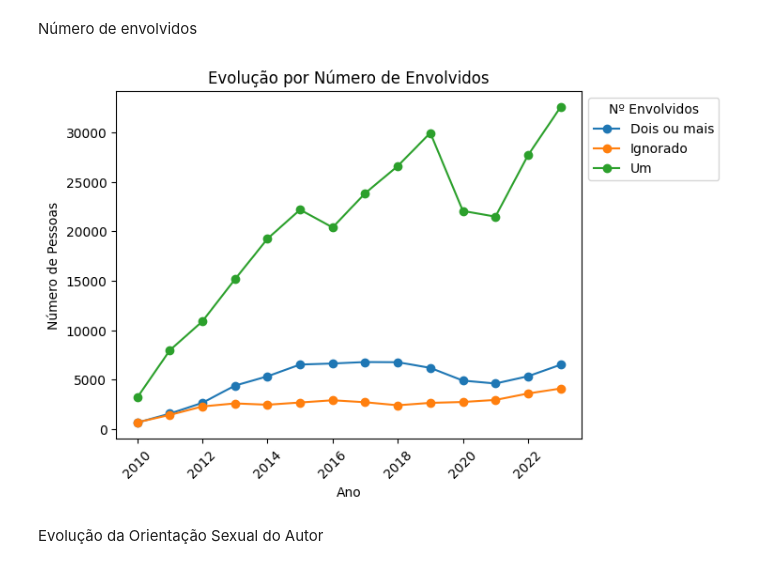
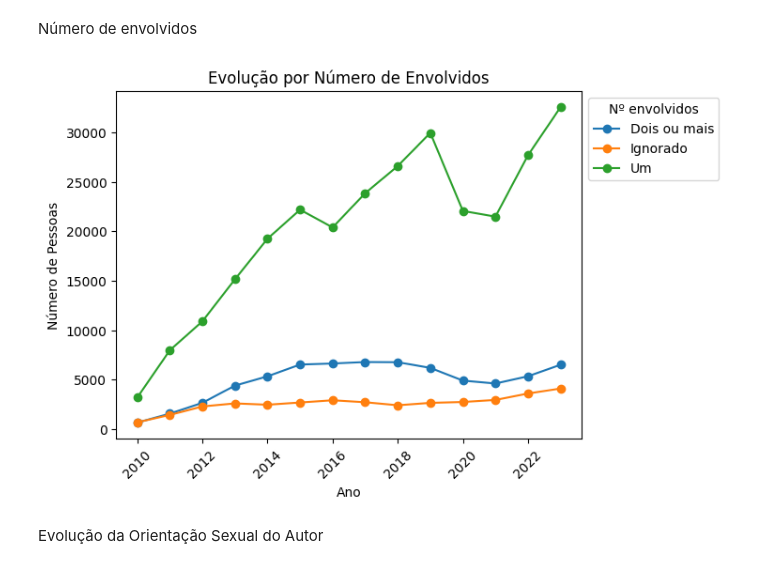
Before and after one commit to AlexeiAltamira/Portfolio, a Jupyter notebook: Violencia_contra_mulher.ipynb, the cells around one changed output. Drawn from its saved outputs; the diff is of its cells as text; code cells hidden in the pictures.

```diff
--- a/Violencia_contra_mulher.ipynb
+++ b/Violencia_contra_mulher.ipynb
@@ -571,35 +430,2 @@ plt.show()
 # %% [markdown]
 Número de envolvidos
-# %%
-resultados_por_ano.clear()
-
-# Loop pelos anos
-for ano in anos:
-    # Seleciona o dataframe correspondente ao ano atual
-    mulher_ano_atual = globals()[f'mulher_{ano}']
-
-    # Conta o número de pessoas em cada número de envolvidos
-    contagem_por_num_envolvidos = mulher_ano_atual['NUM_ENVOLV'].value_counts().sort_index()
-
-    # Adiciona os resultados para o ano atual à lista
-    resultados_por_ano.append(contagem_por_num_envolvidos)
-
-# Concatena os resultados de todos os anos em um único dataframe
-resultados_totais = pd.concat(resultados_por_ano, axis=1)
-
-# Define os rótulos para os anos
-anos_rotulos = [str(ano) for ano in anos]
-
-# Define os anos como índice do dataframe
-resultados_totais.columns = anos_rotulos
-
-# Plota o gráfico de linha
-resultados_totais.T.plot(marker='o')
-plt.xlabel('Ano')
-plt.ylabel('Número de Pessoas')
-plt.title('Evolução por Número de Envolvidos')
-plt.legend(title='Nº Envolvidos', bbox_to_anchor=(1, 1))
-plt.xticks(rotation=45)
-plt.show()
-# %% [output]
-[figure, removed]
@@ -638,3 +432,7 @@ def graf_linhas(coluna, titulo, legenda):
+# %%
+graf_linhas('NUM_ENVOLV', 'Evolução por Número de Envolvidos', 'Nº envolvidos')
+# %% [output]
+[figure, added]
 # %% [markdown]
 Evolução da Orientação Sexual do Autor
 # %%
```
Also changed, not shown: parts of 16 cells of this notebook.
